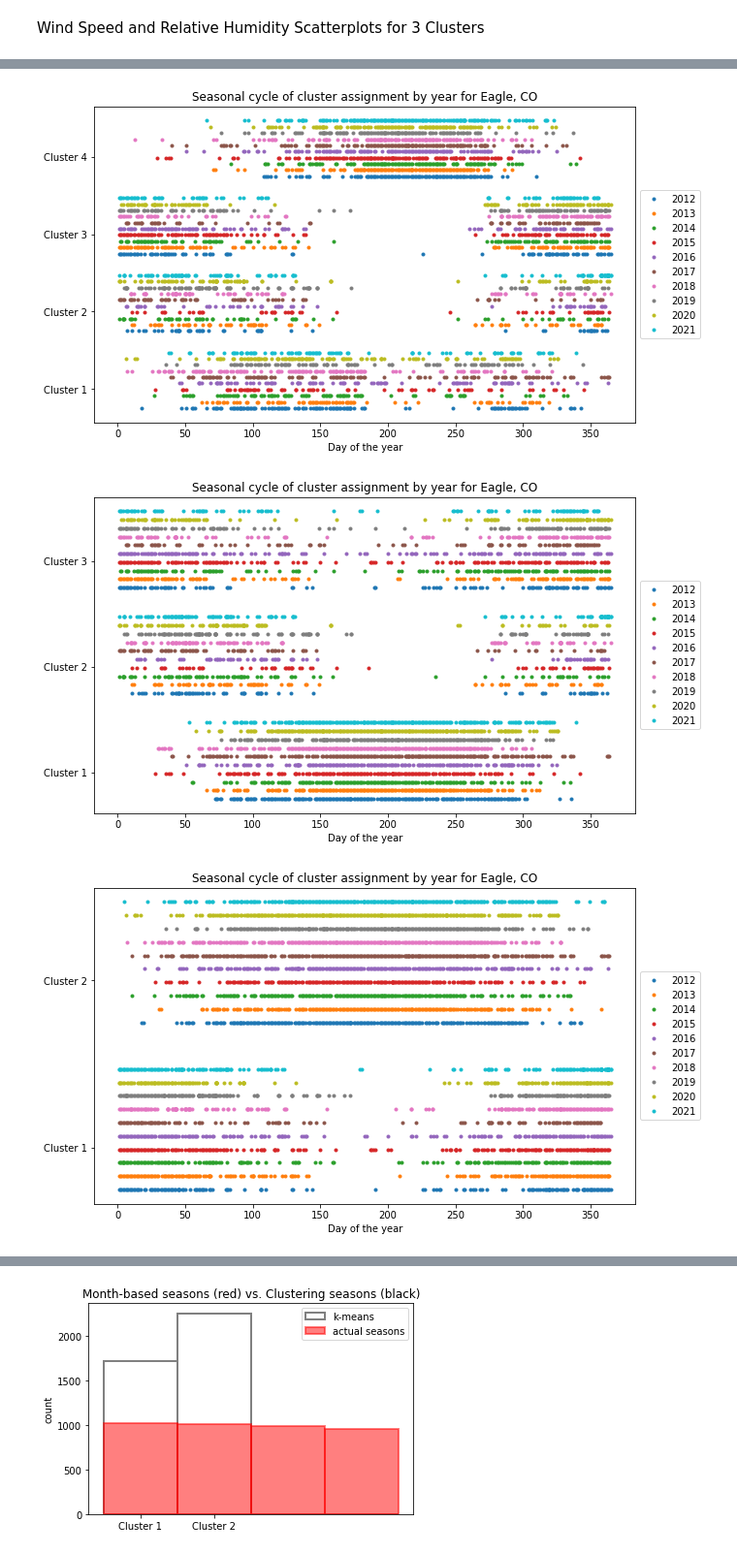
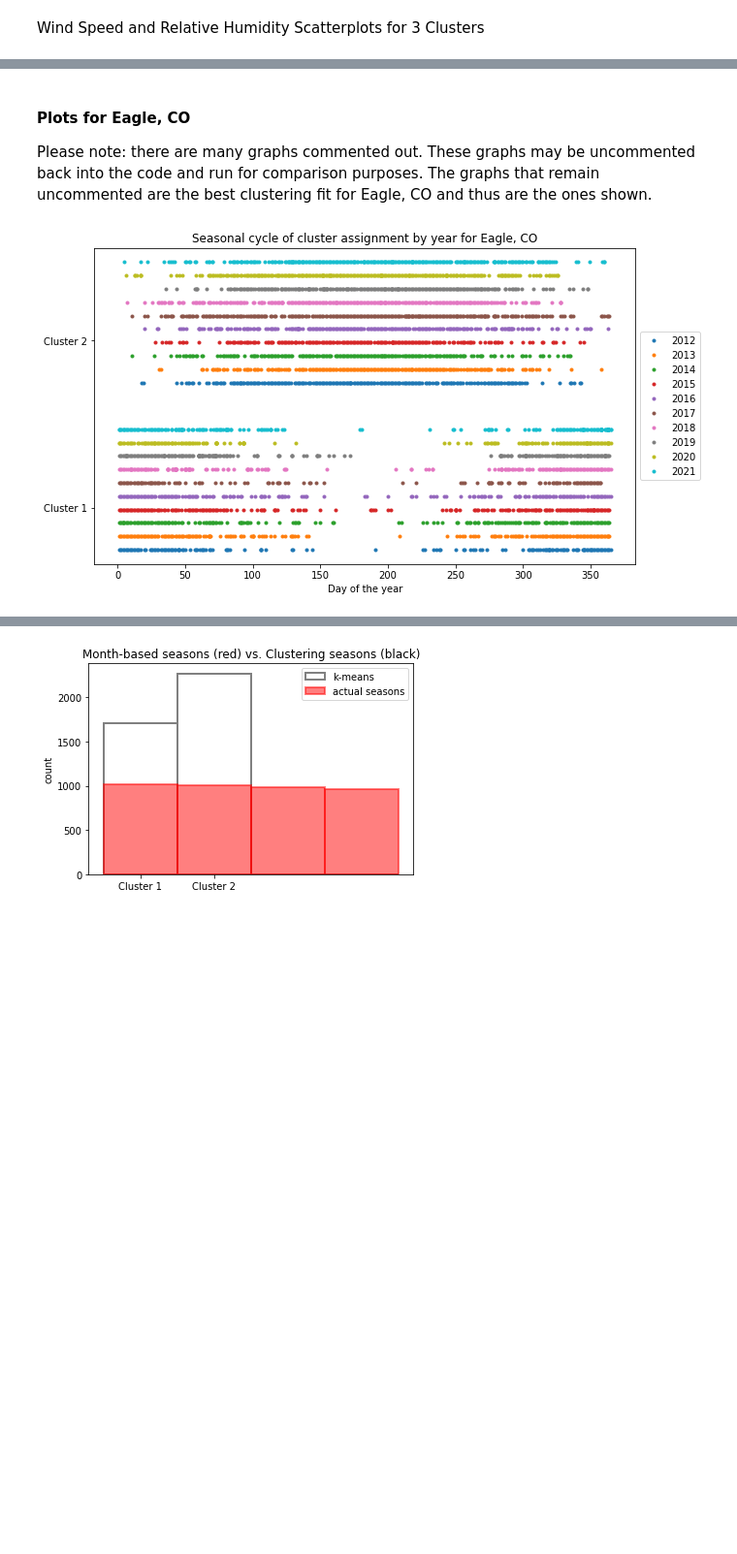
Before and after one commit to scrand23/ATOC4500_Crandall_Ripley_FinalProject, a Jupyter notebook: ATOC4500_project_Crandall_Ripley.ipynb, the cells around one changed output, grey strips where cells are left out. Shown at 97% size. Saved outputs shown, nothing was run; the diff lists cells and outputs as text; code cells hidden in the pictures; blank space fills up the shorter version.

```diff
--- a/ATOC4500_project_Crandall_Ripley.ipynb
+++ b/ATOC4500_project_Crandall_Ripley.ipynb
@@ -453,9 +464,11 @@ variable_scatter_plots(boulderScaledData, "drytemp_F", "wspd_mph", included_cols
+# %% [markdown]
+#### Plots for Eagle, CO
+Please note: there are many graphs commented out. These graphs may be uncommented back into the code and run for comparison purposes. The graphs that remain uncommented are the best clustering fit for Eagle, CO and thus are the ones shown.
 # %%
-seasonal_assignment_by_year("Eagle, CO", cluster_label_list, FOUR_CLUSTERS, eagleClusterDF, eagleIdx4)
-seasonal_assignment_by_year("Eagle, CO", cluster_label_list, THREE_CLUSTERS, eagleClusterDF, eagleIdx3)
+## Code commented out may be ran for comparison against the 2 cluster graph, but 2 clusters fits best for this location (Eagle CO).
+#seasonal_assignment_by_year("Eagle, CO", cluster_label_list, FOUR_CLUSTERS, eagleClusterDF, eagleIdx4)
+#seasonal_assignment_by_year("Eagle, CO", cluster_label_list, THREE_CLUSTERS, eagleClusterDF, eagleIdx3)
 seasonal_assignment_by_year("Eagle, CO", cluster_label_list, TWO_CLUSTERS, eagleClusterDF, eagleIdx2)
 # %% [output]
-[figure, old version]
+[figure, new version]
-[figure, removed]
-[figure, removed]
 # %%
```
Also changed, not shown: parts of 39 cells of this notebook.
